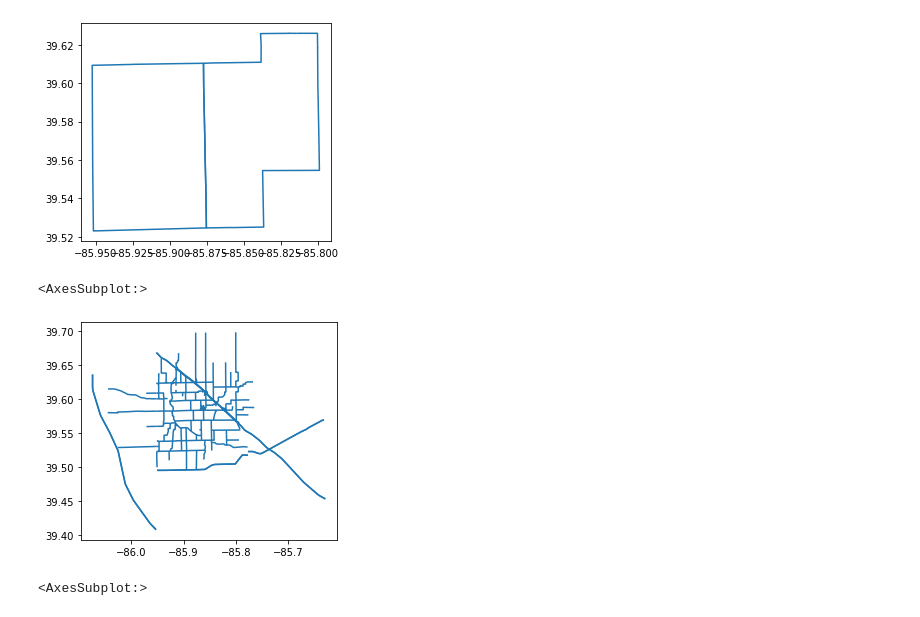
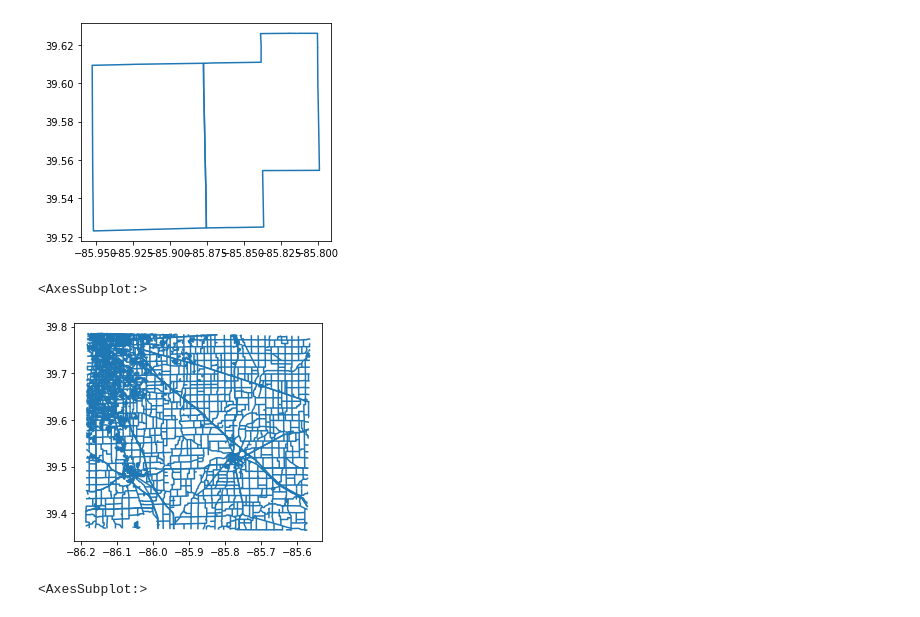
Before and after one commit to trimble/fire_geozones, a Jupyter notebook: Geos.ipynb, the cells around one changed output. Drawn from its saved outputs; the diff is of its cells as text; code cells hidden in the pictures.

```diff
--- a/Geos.ipynb
+++ b/Geos.ipynb
@@ -119,12 +119,12 @@ jurisdiction.exterior.to_crs(epsg=4326).plot()
 # %%
 streets = gpd.read_file(
 r'/Users/toddtrimble/Downloads/Streets_Roads_INDOT_2015/Roads_2015_INDOT_IN.shp',
-bbox = jurisdiction,
-)
+bbox = jurisdiction.dissolve().envelope.buffer(25000),
+).clip(jurisdiction.dissolve().envelope.scale(4,4))
 streets.to_crs(epsg=4326).plot()
 # %% [output]
 <AxesSubplot:>
-[figure, old version]
+[figure, new version]
 # %%
 engines = get_engines()
 enginelocs = gpd.GeoDataFrame(engines, geometry=gpd.points_from_xy(engines.lon, engines.lat))
```
Also changed, not shown: parts of 2 cells of this notebook.
